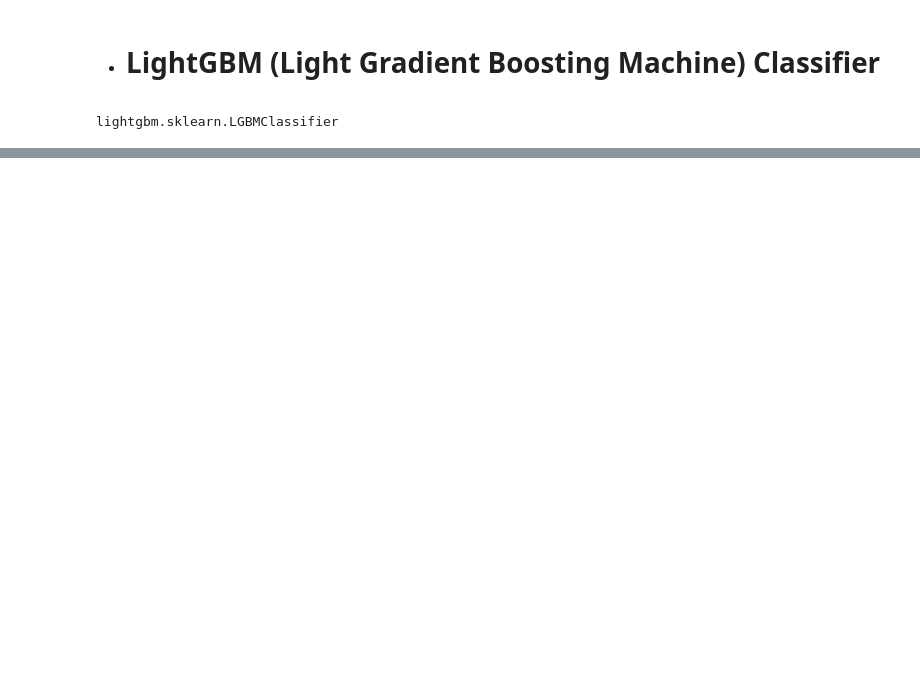
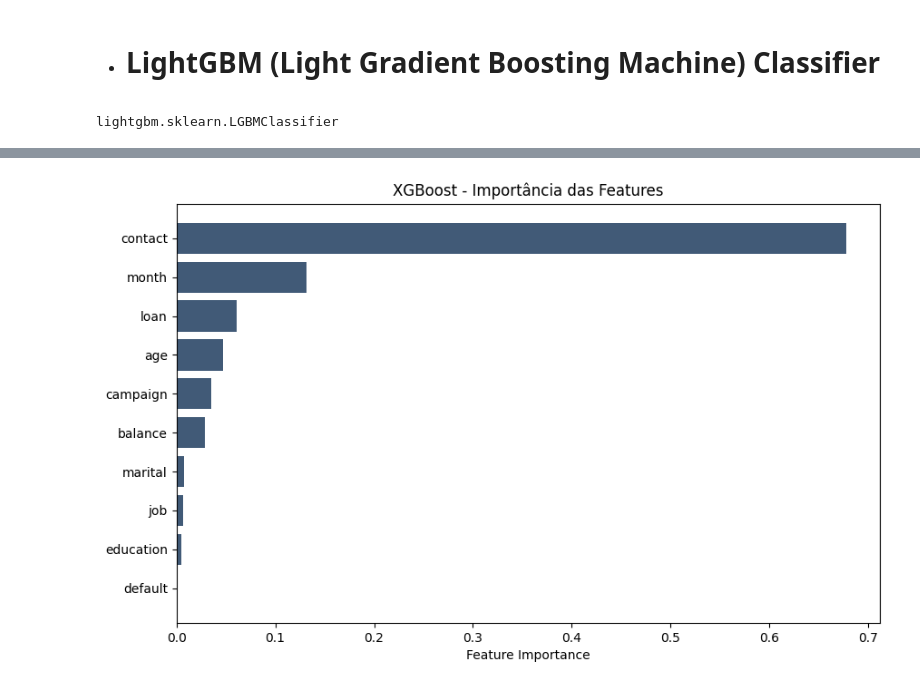
Before and after one commit to joaorodriguessneto/Bank_Marketing, a Jupyter notebook: relatorio_marketing_bancario.ipynb, the cells around one changed output, grey strips where cells are left out. Drawn from its saved outputs; the diff is of its cells as text; code cells hidden in the pictures; blank space fills up the shorter version.

```diff
--- a/relatorio_marketing_bancario.ipynb
+++ b/relatorio_marketing_bancario.ipynb
@@ -2160,0 +1828,2 @@ F1-Score do BayesSearch no LightGBM: 0.6538
+# %%
+classificador_cat = cat.CatBoostClassifier()
@@ -2160,0 +1852,2 @@ F1-Score do BayesSearch no LightGBM: 0.6538
+# %%
+classificador_cat.fit(x_bank_train, y_bank_train)
@@ -2160,0 +1894,20 @@ F1-Score do BayesSearch no LightGBM: 0.6538
+# %%
+param_bayes_cat = {
+    'depth': Integer(2, 10),
+    'learning_rate': Real(0.01, 0.2, prior='log-uniform'),
+    'iterations': Integer(50, 300),
+    'l2_leaf_reg': Real(1, 10, prior='log-uniform'),
+    'bagging_temperature': Real(0, 1),
+    'border_count': Integer(32, 255)
+}
+cat_bayes_search = BayesSearchCV(
+    classificador_cat,
+    param_bayes_cat,
+    n_iter=15,
+    scoring='precision',
+    cv=5,
+    n_jobs=-1,
+    random_state=42,
+    verbose=0
+)
+cat_bayes_search.fit(x_bank_train, y_bank_train)
@@ -2160,0 +1990,9 @@ F1-Score do BayesSearch no LightGBM: 0.6538
+# %%
+xgb_best = xgb_bayes_search.best_estimator_
+importance = xgb_best.feature_importances_
+# Dar nome as colunas
+feature_importance = dict(zip(x_bank_train.columns, importance))
+# Ordenando do mais importante para o menos
+feature_importance = dict(sorted(feature_importance.items(), key=lambda item: item[1], reverse=True))
+
+feature_importance
@@ -2160,0 +2010,11 @@ F1-Score do BayesSearch no LightGBM: 0.6538
+# %%
+pallete = ['#415A77']
+plt.figure(figsize=(10,6))
+plt.barh(list(feature_importance.keys())[::-1],
+         list(feature_importance.values())[::-1],
+         color = pallete)
+plt.xlabel("Feature Importance")
+plt.title("XGBoost - Importância das Features")
+plt.show()
+# %% [output]
+[figure, added]
```
Also changed, not shown: parts of 94 cells of this notebook, 35 other files.
